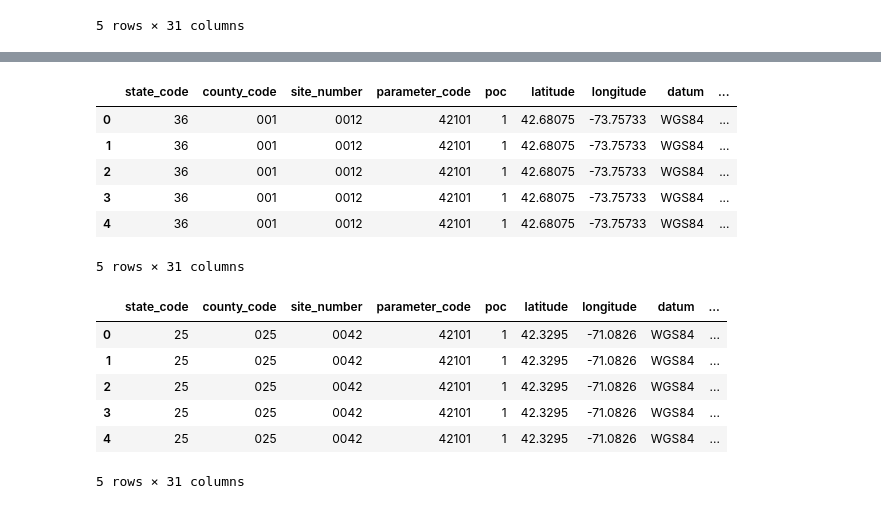
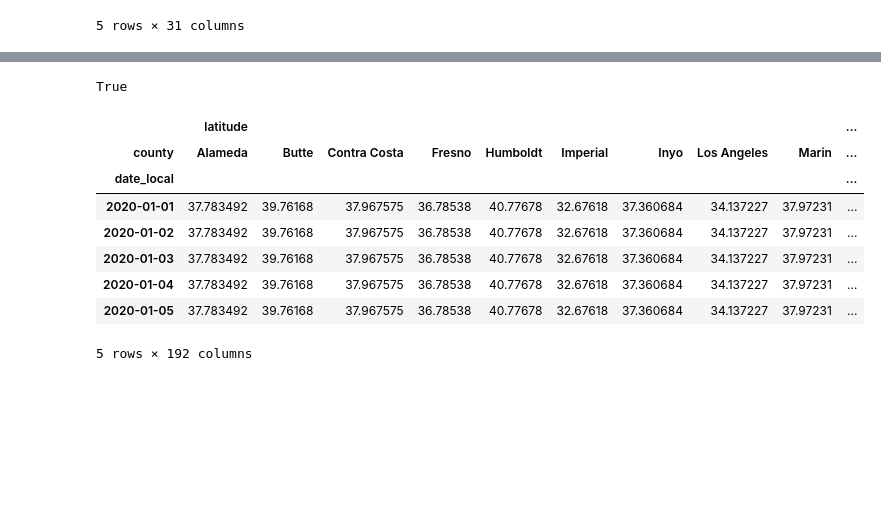
Before and after one commit to TrentELittle/BootcampProject1, a Jupyter notebook: project_main.ipynb, the cells around one changed output, grey strips where cells are left out. Cells and saved outputs as stored; diff of their text form; code cells hidden in the pictures; blank space fills up the shorter version.

```diff
--- a/project_main.ipynb
+++ b/project_main.ipynb
@@ -113,38 +53,27 @@ dc_df.head()
-# %%
-# Create a DataFrame for New York and pull carbon monoxide data from API
-ny_params = {"email" : email_address, "key" : aqs_api_key, "param" : "42101",
-          "bdate" : "20200101", "edate" : "20200801", "state" : New_York}
-
-# Call to url
-ny_response = requests.get(sample_data_url, params = ny_params).json()
-ny_data.append(ny_response)
-
-ny_df = pd.DataFrame(ny_data[0]["Data"])
-ny_df.head()
-# %% [output]
-|  | state_code | county_code | site_number | parameter_code | poc | latitude | longitude | datum | ... |
-| 0 | 36 | 001 | 0012 | 42101 | 1 | 42.68075 | -73.75733 | WGS84 | ... |
-| 1 | 36 | 001 | 0012 | 42101 | 1 | 42.68075 | -73.75733 | WGS84 | ... |
-| 2 | 36 | 001 | 0012 | 42101 | 1 | 42.68075 | -73.75733 | WGS84 | ... |
-| 3 | 36 | 001 | 0012 | 42101 | 1 | 42.68075 | -73.75733 | WGS84 | ... |
-| 4 | 36 | 001 | 0012 | 42101 | 1 | 42.68075 | -73.75733 | WGS84 | ... |
-5 rows × 31 columns
-# %%
-# Create a DataFrame for Mass and pull carbon monoxide data from API
-mass_params = {"email" : email_address, "key" : aqs_api_key, "param" : "42101",
-          "bdate" : "20200101", "edate" : "20200801", "state" : Massachusetts}
-
-# Call to url
-mass_response = requests.get(sample_data_url, params = mass_params).json()
-mass_data.append(mass_response)
-
-mass_df = pd.DataFrame(mass_data[0]["Data"])
-mass_df.head()
-# %% [output]
-|  | state_code | county_code | site_number | parameter_code | poc | latitude | longitude | datum | ... |
-| 0 | 25 | 025 | 0042 | 42101 | 1 | 42.3295 | -71.0826 | WGS84 | ... |
-| 1 | 25 | 025 | 0042 | 42101 | 1 | 42.3295 | -71.0826 | WGS84 | ... |
-| 2 | 25 | 025 | 0042 | 42101 | 1 | 42.3295 | -71.0826 | WGS84 | ... |
-| 3 | 25 | 025 | 0042 | 42101 | 1 | 42.3295 | -71.0826 | WGS84 | ... |
-| 4 | 25 | 025 | 0042 | 42101 | 1 | 42.3295 | -71.0826 | WGS84 | ... |
-5 rows × 31 columns
+# %%
+clean_cali_df.isnull().values.any()
+# %% [output]
+True
+# %%
+
+# Filter out the 1-hour sample_duration and fix any null values
+sample_duration = clean_cali_df["sample_duration"] == '8-HR RUN AVG END HOUR'
+clean_cali_df= clean_cali_df[sample_duration]
+
+clean_cali_df
+
+#Groupby date and fix null values
+group_cali = pd.DataFrame(clean_cali_df.groupby(['date_local', 'county']).mean().unstack())
+group_cali.index
+
+group_cali.head()
+# %% [output]
+|  | latitude |  |  |  |  |  |  |  |  | ... |
+| county | Alameda | Butte | Contra Costa | Fresno | Humboldt | Imperial | Inyo | Los Angeles | Marin | ... |
+| date_local |  |  |  |  |  |  |  |  |  | ... |
+| 2020-01-01 | 37.783492 | 39.76168 | 37.967575 | 36.78538 | 40.77678 | 32.67618 | 37.360684 | 34.137227 | 37.97231 | ... |
+| 2020-01-02 | 37.783492 | 39.76168 | 37.967575 | 36.78538 | 40.77678 | 32.67618 | 37.360684 | 34.137227 | 37.97231 | ... |
+| 2020-01-03 | 37.783492 | 39.76168 | 37.967575 | 36.78538 | 40.77678 | 32.67618 | 37.360684 | 34.137227 | 37.97231 | ... |
+| 2020-01-04 | 37.783492 | 39.76168 | 37.967575 | 36.78538 | 40.77678 | 32.67618 | 37.360684 | 34.137227 | 37.97231 | ... |
+| 2020-01-05 | 37.783492 | 39.76168 | 37.967575 | 36.78538 | 40.77678 | 32.67618 | 37.360684 | 34.137227 | 37.97231 | ... |
+5 rows × 192 columns
```
Also changed, not shown: parts of 12 cells of this notebook.
